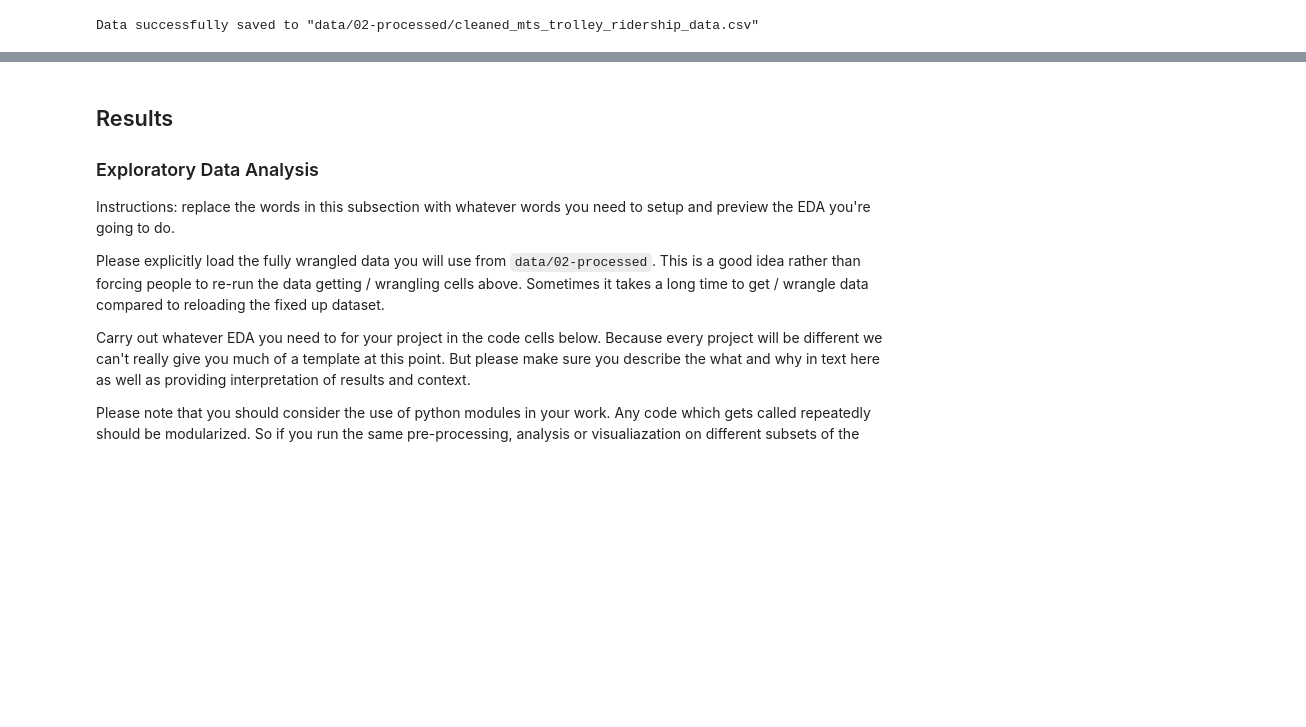
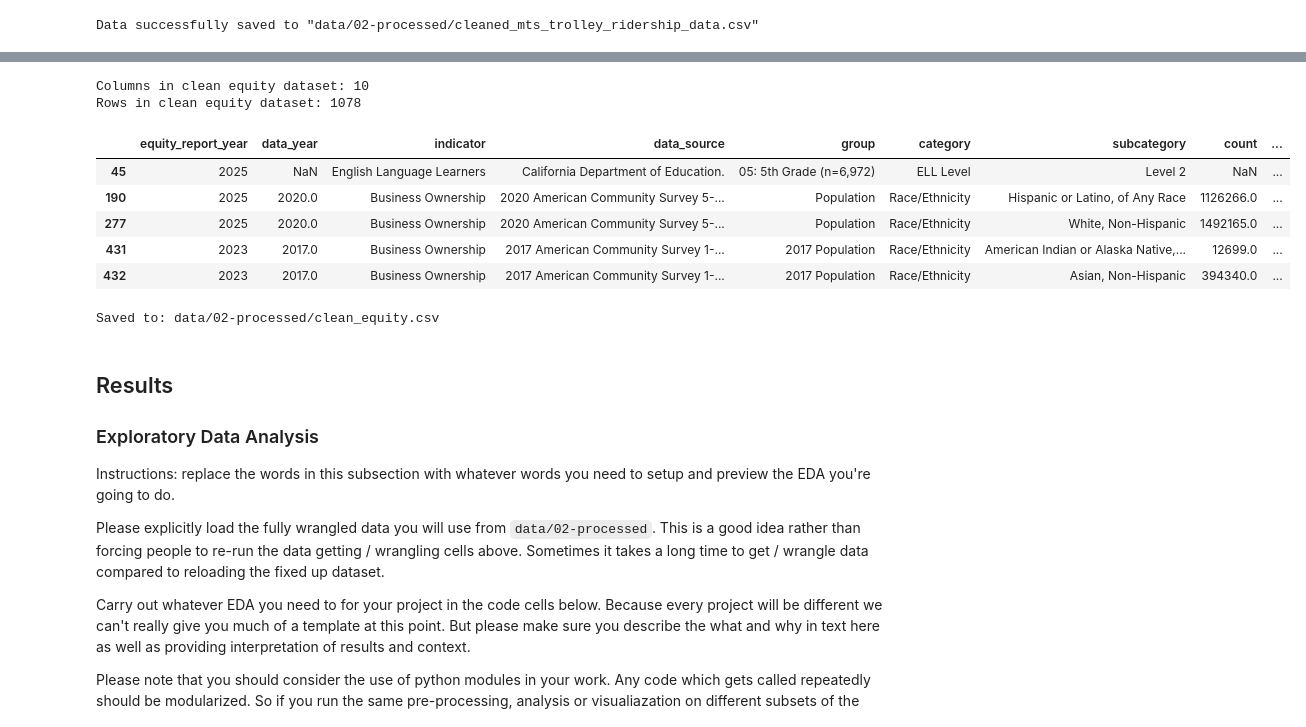
Before and after one commit to COGS108/Group022_WI26, a Jupyter notebook: 02-EDACheckpoint.ipynb, the cells around one changed output, grey strips where cells are left out. Saved outputs shown, nothing was run; the diff lists cells and outputs as text; code cells hidden in the pictures; blank space fills up the shorter version.

```diff
--- a/02-EDACheckpoint.ipynb
+++ b/02-EDACheckpoint.ipynb
@@ -776,0 +928,29 @@ clean_transit_df.merge(clean_ridership_df, on='stop_join').drop(columns=['stop_n
+# %%
+# Since this dataset is served to analyze socioeconomic aspects,
+# categoris such as 'Low Birthweight' or 'Beach Water Quality' is very unrelated.
+# Instead, we are keeping only the related categories.
+keep_indicators = [
+    "Commute Time and Method of Transportation",
+    "Employment",
+    "Poverty",
+    "Youth Poverty",
+    "Self-Sufficiency Wage",
+    "Food Insecurity",
+    "High School Graduates",
+    "English Language Learners",
+    "Internet Access",
+    "Cost-Burdened Households",
+    "Households with Debt in Collections"
+    "Homeownership",
+    "Health Insurance",
+    "Demographics Overview",
+    "Youth Poverty",
+    "Business Ownership"
+]
+
+clean_equity_df = clean_equity_df[
+    clean_equity_df["indicator"].isin(keep_indicators)
+].copy()
+
+print("Remaining indicators:")
+print(clean_equity_df["indicator"].unique())
@@ -777,3 +979,26 @@ clean_transit_df.merge(clean_ridership_df, on='stop_join').drop(columns=['stop_n
+# %%
+print(f"Columns in clean equity dataset: {clean_equity_df.shape[1]}")
+print(f"Rows in clean equity dataset: {clean_equity_df.shape[0]}")
+clean_equity_df.head()
+# %% [output]
+Columns in clean equity dataset: 10
+Rows in clean equity dataset: 1078
+|  | equity_report_year | data_year | indicator | data_source | group | category | subcategory | count | ... |
+| 45 | 2025 | NaN | English Language Learners | California Department of Education. | 05: 5th Grade (n=6,972) | ELL Level | Level 2 | NaN | ... |
+| 190 | 2025 | 2020.0 | Business Ownership | 2020 American Community Survey 5-... | Population | Race/Ethnicity | Hispanic or Latino, of Any Race | 1126266.0 | ... |
+| 277 | 2025 | 2020.0 | Business Ownership | 2020 American Community Survey 5-... | Population | Race/Ethnicity | White, Non-Hispanic | 1492165.0 | ... |
+| 431 | 2023 | 2017.0 | Business Ownership | 2017 American Community Survey 1-... | 2017 Population | Race/Ethnicity | American Indian or Alaska Native,... | 12699.0 | ... |
+| 432 | 2023 | 2017.0 | Business Ownership | 2017 American Community Survey 1-... | 2017 Population | Race/Ethnicity | Asian, Non-Hispanic | 394340.0 | ... |
+# %%
+import os
+#to save the clean dataset.
+folder_name = os.path.join('data', '02-processed')
+file_name = 'clean_equity.csv'
+full_path = os.path.join(folder_name, file_name)
+clean_equity_df.to_csv(full_path, index=False)
+print(f"Saved to: {full_path}")
+# %% [output]
+Saved to: data/02-processed/clean_equity.csv
 # %% [markdown]
 ## Results
 
```
Also changed, not shown: parts of 17 cells of this notebook, 1 other file.
